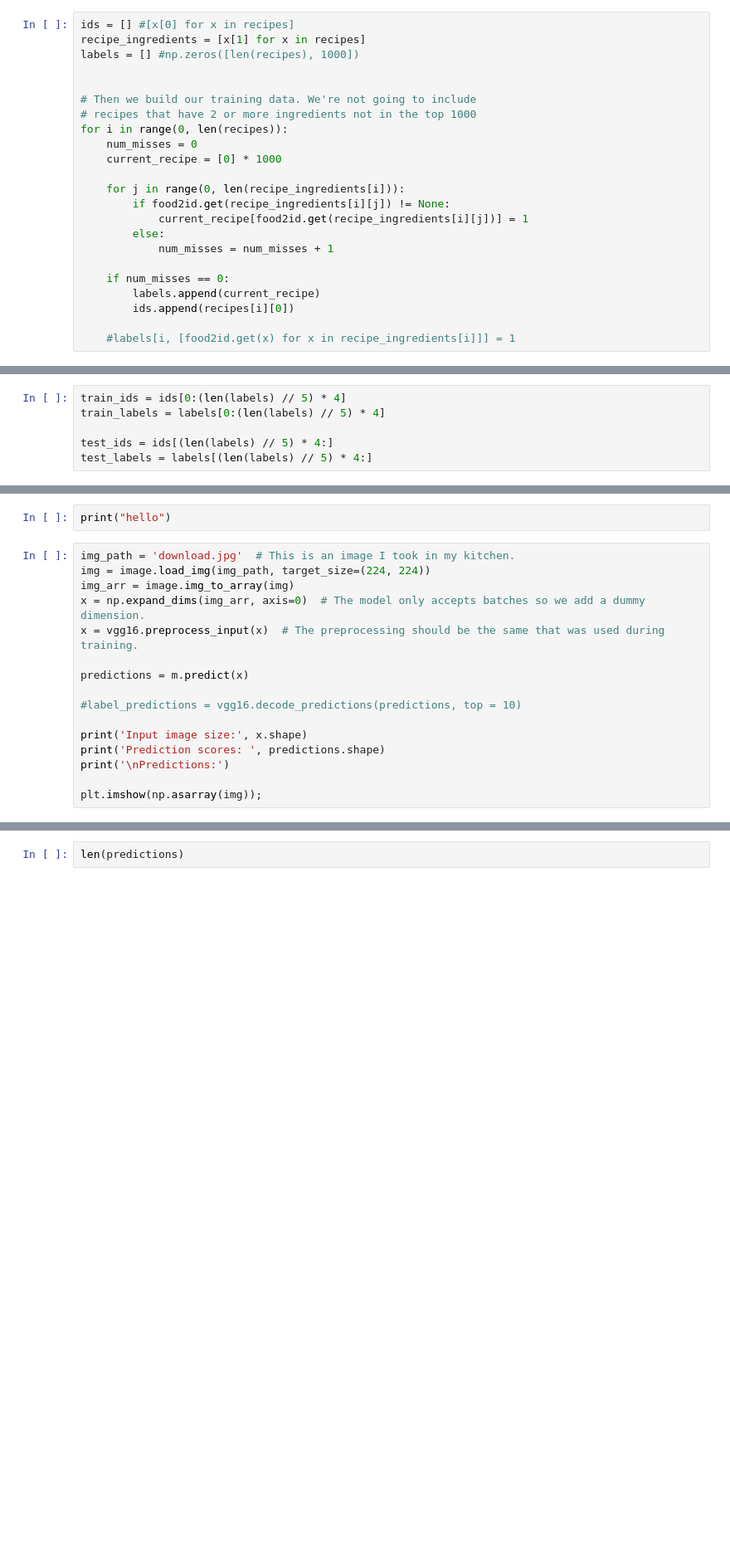
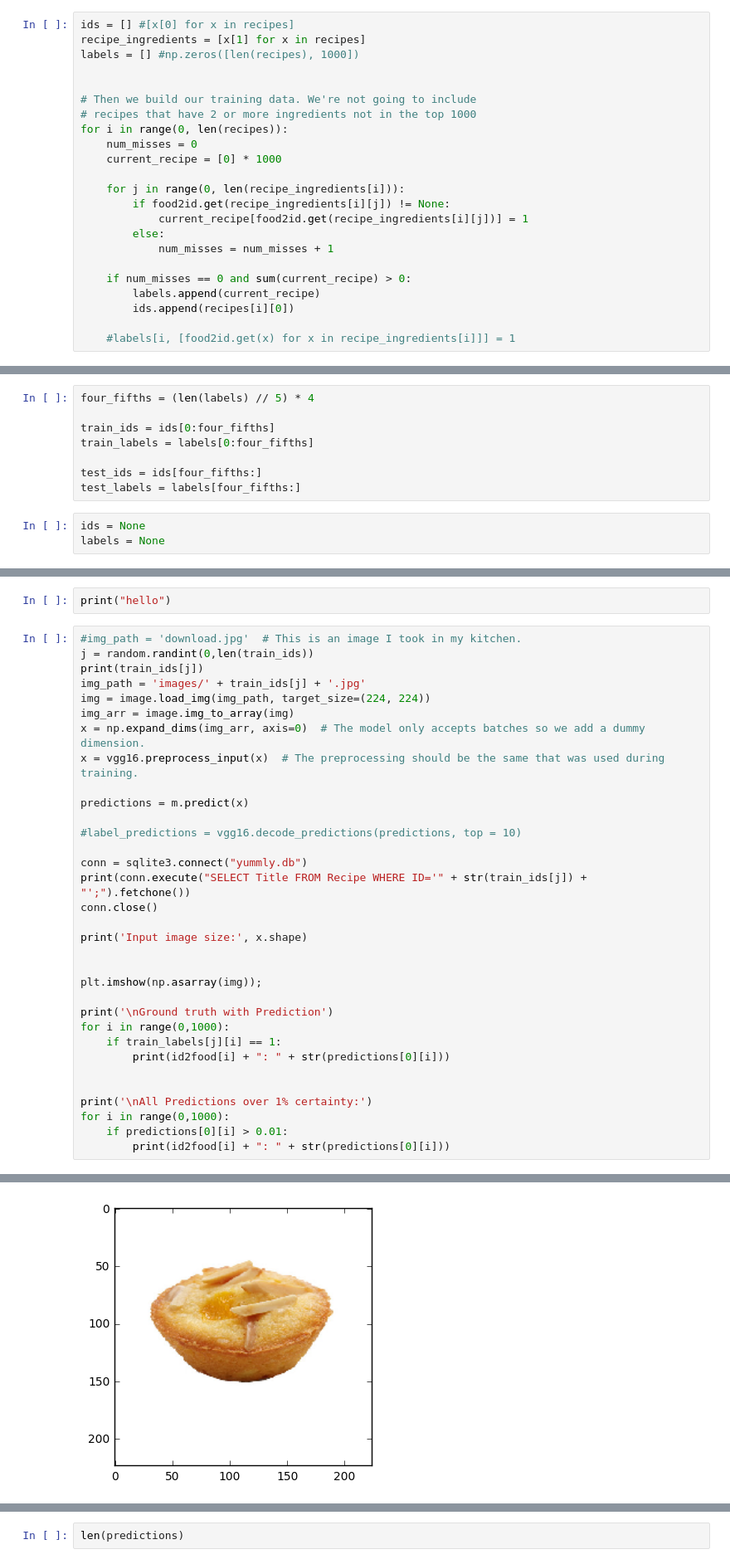
Before and after one commit to cvcassady/RecipeBot, a Jupyter notebook: IngredientsPredictionModel.ipynb, the cells around one changed output, grey strips where cells are left out. Shown: that part at 83% size. Saved outputs shown, nothing was run; the diff lists cells and outputs as text; blank space fills up the shorter version.

```diff
--- a/IngredientsPredictionModel.ipynb
+++ b/IngredientsPredictionModel.ipynb
@@ -144,7 +170,7 @@ for i in range(0, len(recipes)):
         else:
             num_misses = num_misses + 1
 
-    if num_misses == 0:
+    if num_misses == 0 and sum(current_recipe) > 0:
         labels.append(current_recipe)
         ids.append(recipes[i][0])
 
@@ -161,6 +185,11 @@ import keras.applications.vgg16 as vgg16
 # %%
-train_ids = ids[0:(len(labels) // 5) * 4]
-train_labels = labels[0:(len(labels) // 5) * 4]
+four_fifths = (len(labels) // 5) * 4
 
-test_ids = ids[(len(labels) // 5) * 4:]
-test_labels = labels[(len(labels) // 5) * 4:]
+train_ids = ids[0:four_fifths]
+train_labels = labels[0:four_fifths]
+
+test_ids = ids[four_fifths:]
+test_labels = labels[four_fifths:]
+# %%
+ids = None
+labels = None
@@ -197,7 +252,10 @@ image.img_to_array(image.load_img(img_path, target_size=(224, 224))).shape
 # %%
 print("hello")
 # %%
-img_path = 'download.jpg'  # This is an image I took in my kitchen.
+#img_path = 'download.jpg'  # This is an image I took in my kitchen.
+j = random.randint(0,len(train_ids))
+print(train_ids[j])
+img_path = 'images/' + train_ids[j] + '.jpg'
 img = image.load_img(img_path, target_size=(224, 224))
 img_arr = image.img_to_array(img)
 x = np.expand_dims(img_arr, axis=0)  # The model only accepts batches so we add a dummy dimension.
@@ -207,8 +265,23 @@ predictions = m.predict(x)
 
 #label_predictions = vgg16.decode_predictions(predictions, top = 10)
 
+conn = sqlite3.connect("yummly.db")
+print(conn.execute("SELECT Title FROM Recipe WHERE ID='" + str(train_ids[j]) + "';").fetchone())
+conn.close()
+
 print('Input image size:', x.shape)
-print('Prediction scores: ', predictions.shape)
-print('\nPredictions:')
+
 
 plt.imshow(np.asarray(img));
+
+print('\nGround truth with Prediction')
+for i in range(0,1000):
+    if train_labels[j][i] == 1:
+        print(id2food[i] + ": " + str(predictions[0][i]))
+
+
+print('\nAll Predictions over 1% certainty:')
+for i in range(0,1000):
+    if predictions[0][i] > 0.01:
+        print(id2food[i] + ": " + str(predictions[0][i]))
+# %% [output]
@@ -214,0 +305 @@ plt.imshow(np.asarray(img));
+[figure, added]
```
Also changed, not shown: parts of 15 cells of this notebook, 2 other files.
